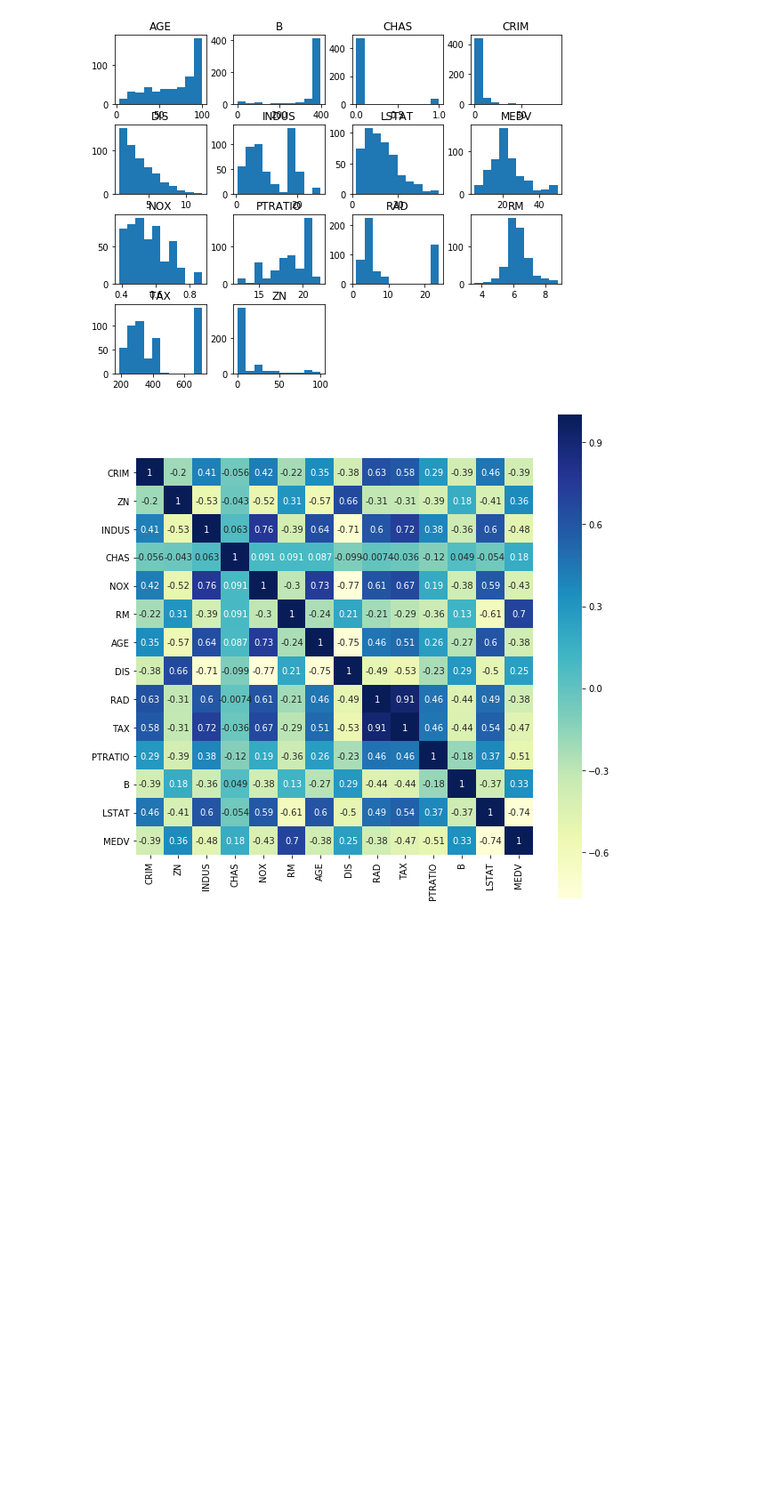
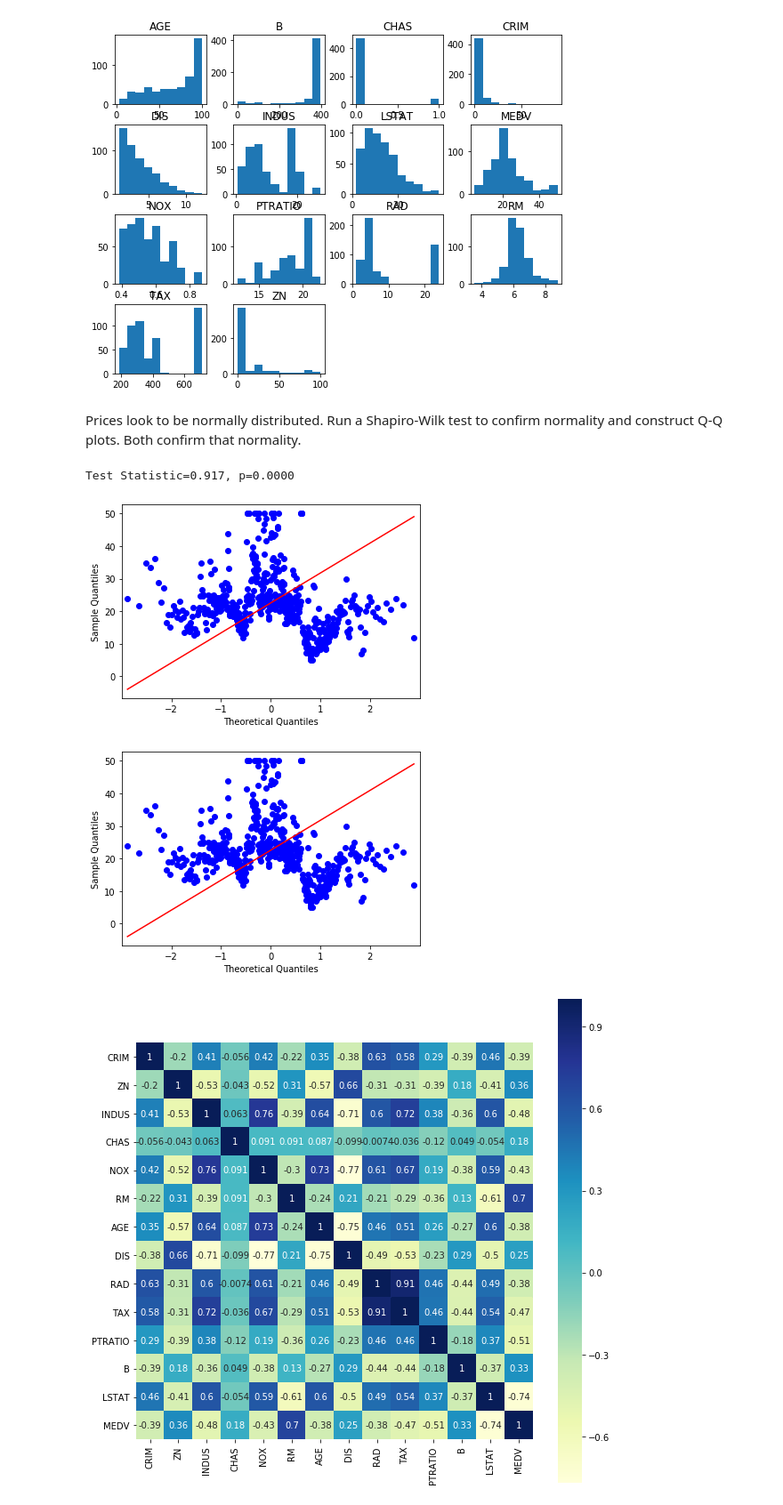
Before and after one commit to diarmuidwhelan/Machine-learning-and-statistics, a Jupyter notebook: Machine Learning and Statistics Project.ipynb, the cells around one changed output. Shown at 89% size. Cells and saved outputs as stored; diff of their text form; code cells hidden in the pictures; blank space fills up the shorter version.

```diff
--- a/Machine Learning and Statistics Project.ipynb
+++ b/Machine Learning and Statistics Project.ipynb
@@ -147,6 +148,20 @@ array([[<matplotlib.axes._subplots.AxesSubplot object at 0x...>,
       dtype=object)
 [figure]
 [figure]
+# %% [markdown]
+Prices look to be normally distributed. Run a Shapiro-Wilk test to confirm normality and construct Q-Q plots. Both confirm that normality.
+# %%
+#Run Shapiro Wilks test and construct Q-Q plots to demonstrate normal dist
+from scipy.stats import shapiro
+shapiro_test = shapiro(target) #
+
+stat, p = shapiro_test
+print('Test Statistic=%.3f, p=%.4f' % (stat, p))
+sm.qqplot(target, line='s')
+# %% [output]
+Test Statistic=0.917, p=0.0000
+[figure, added]
+[figure, added]
 # %%
 
 
```
Also changed, not shown: parts of 13 cells of this notebook.
